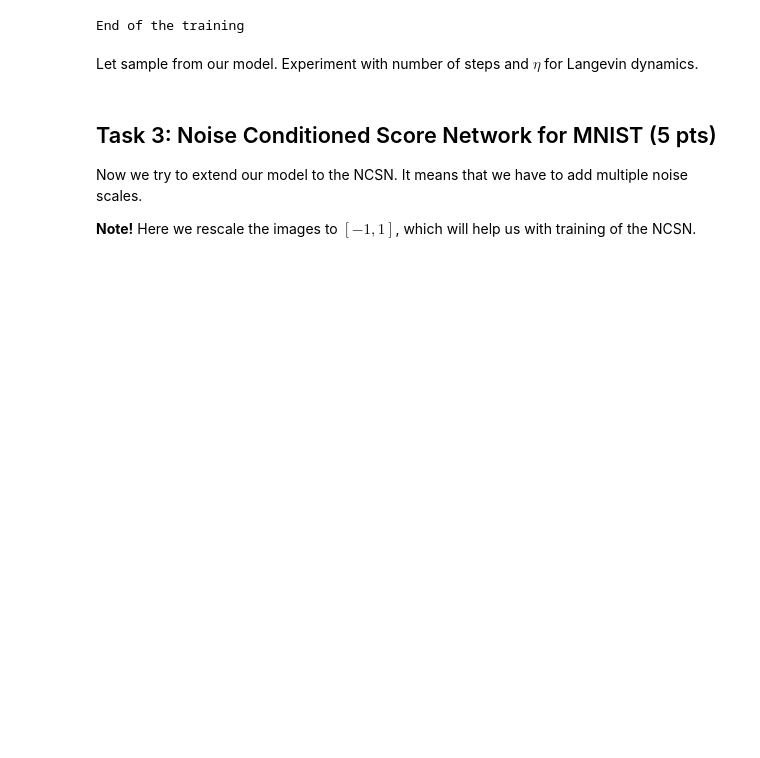
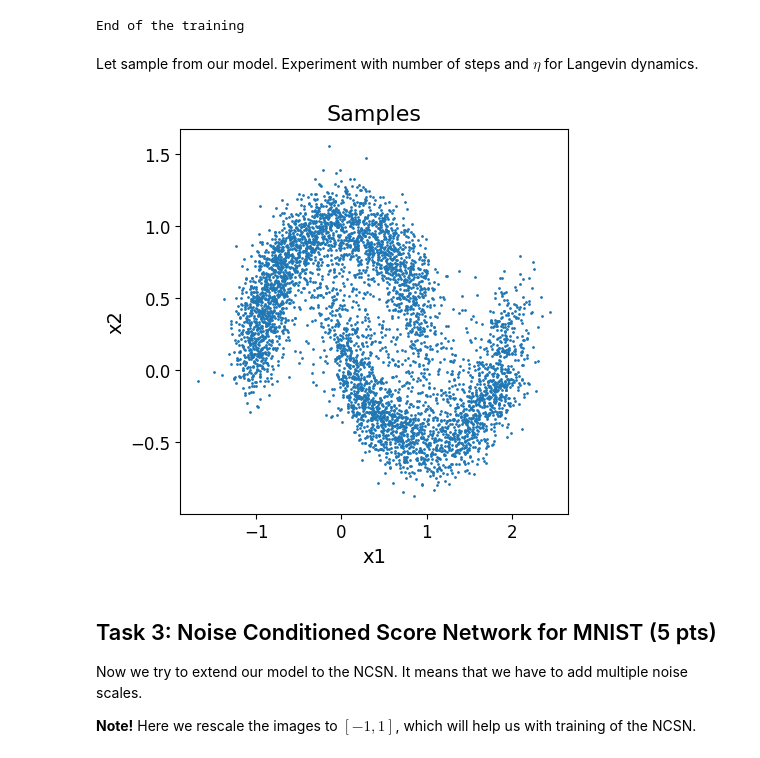
Before and after one commit to fantdali/2025-DGM-MIPT-YSDA-course, a Jupyter notebook: homeworks/hw4.ipynb, the cells around one changed output. Saved outputs shown, nothing was run; the diff lists cells and outputs as text; code cells hidden in the pictures; blank space fills up the shorter version.

```diff
--- a/homeworks/hw4.ipynb
+++ b/homeworks/hw4.ipynb
@@ -245,14 +282,16 @@ Let sample from our model. Experiment with number of steps and $\eta$ for Langev
 # %%
 # ====
 # your code
 # choose these parameters
-NUM_STEPS =
-ETA =
+NUM_STEPS = 1000
+ETA = 0.001
 # ====
 
 samples = matcher.sample(num_samples=5000, num_steps=NUM_STEPS, eta=ETA).cpu()
 
 visualize_2d_samples(samples, title="Samples", s=1)
+# %% [output]
+[figure, added]
 # %% [markdown]
 ## Task 3: Noise Conditioned Score Network for MNIST (5 pts)
 
```
Also changed, not shown: parts of 13 cells of this notebook.
